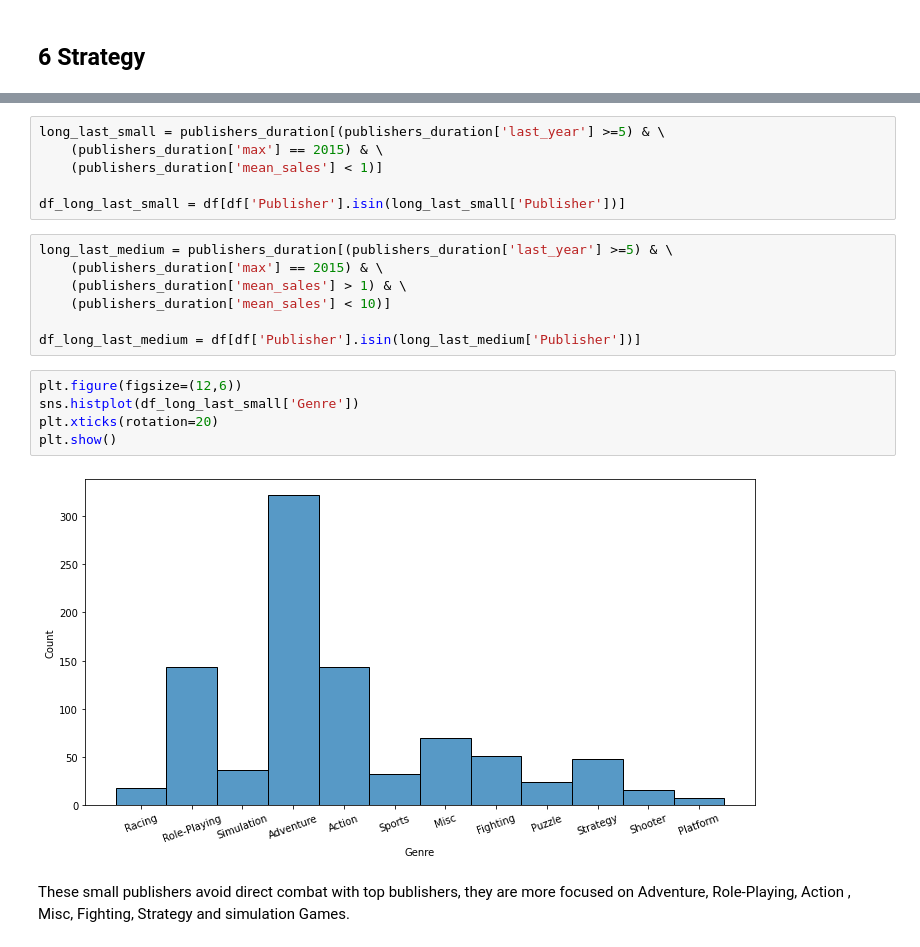
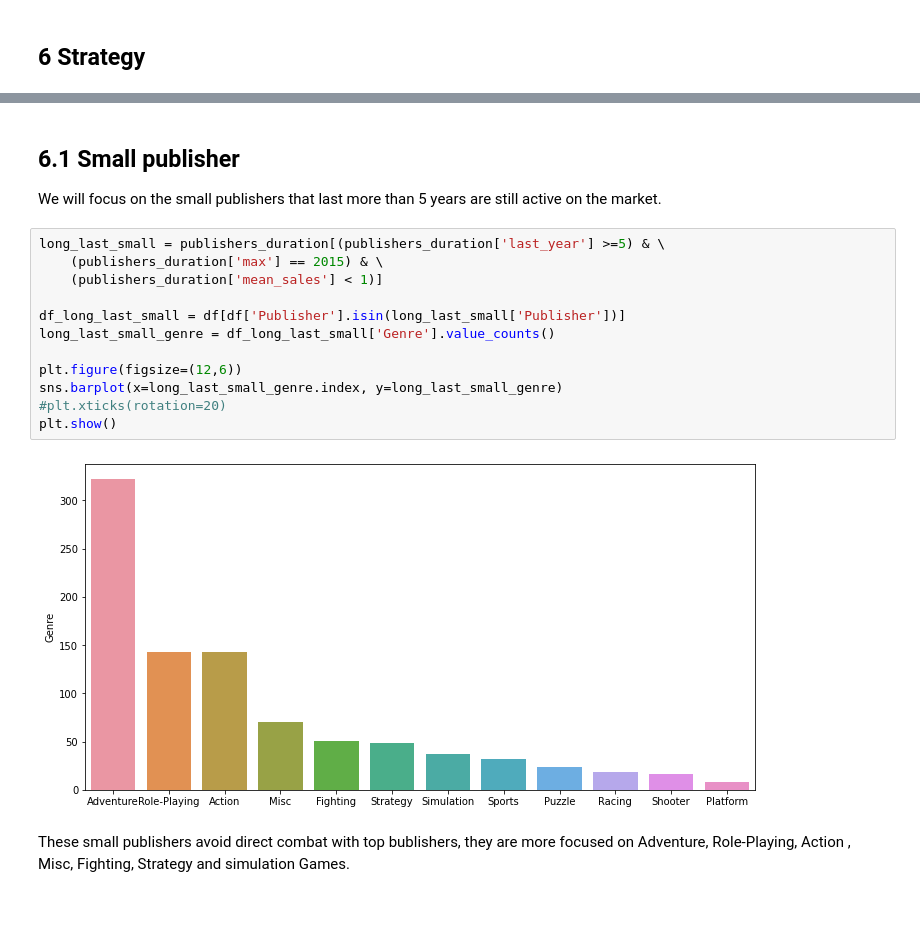
Before and after one commit to venson/Video_game, a Jupyter notebook: video-game.ipynb, the cells around one changed output, grey strips where cells are left out. Drawn from its saved outputs; the diff is of its cells as text; blank space fills up the shorter version.

```diff
--- a/video-game.ipynb
+++ b/video-game.ipynb
@@ -792,22 +819,19 @@ The video market seems to be a Winner-take-all market, can small medium-size pub
+# %% [markdown]
+## 6.1 Small publisher
+We will focus on the small publishers that last more than 5 years are still active on the market.
 # %%
 long_last_small = publishers_duration[(publishers_duration['last_year'] >=5) & \
     (publishers_duration['max'] == 2015) & \
     (publishers_duration['mean_sales'] < 1)]
 
 df_long_last_small = df[df['Publisher'].isin(long_last_small['Publisher'])]
+long_last_small_genre = df_long_last_small['Genre'].value_counts()
+
+plt.figure(figsize=(12,6))
+sns.barplot(x=long_last_small_genre.index, y=long_last_small_genre)
+#plt.xticks(rotation=20)
+plt.show()
+# %% [output]
+[figure, added]
-# %%
-long_last_medium = publishers_duration[(publishers_duration['last_year'] >=5) & \
-    (publishers_duration['max'] == 2015) & \
-    (publishers_duration['mean_sales'] > 1) & \
-    (publishers_duration['mean_sales'] < 10)]
-
-df_long_last_medium = df[df['Publisher'].isin(long_last_medium['Publisher'])]
-# %%
-plt.figure(figsize=(12,6))
-sns.histplot(df_long_last_small['Genre'])
-plt.xticks(rotation=20)
-plt.show()
-# %% [output]
-[figure, removed]
 # %% [markdown]
 These small publishers avoid direct combat with top bublishers, they are more focused on Adventure, Role-Playing, Action , Misc, Fighting, Strategy and simulation Games.
```
Also changed, not shown: parts of 24 cells of this notebook.
